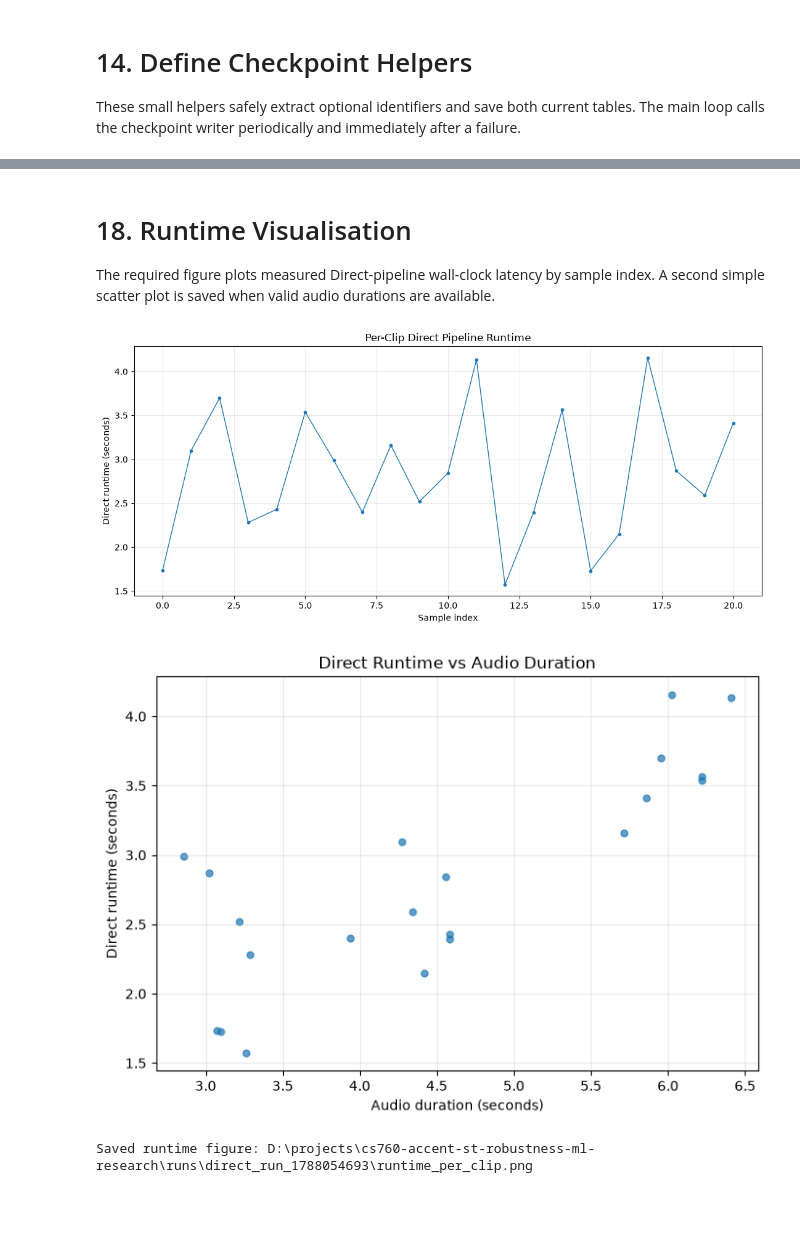
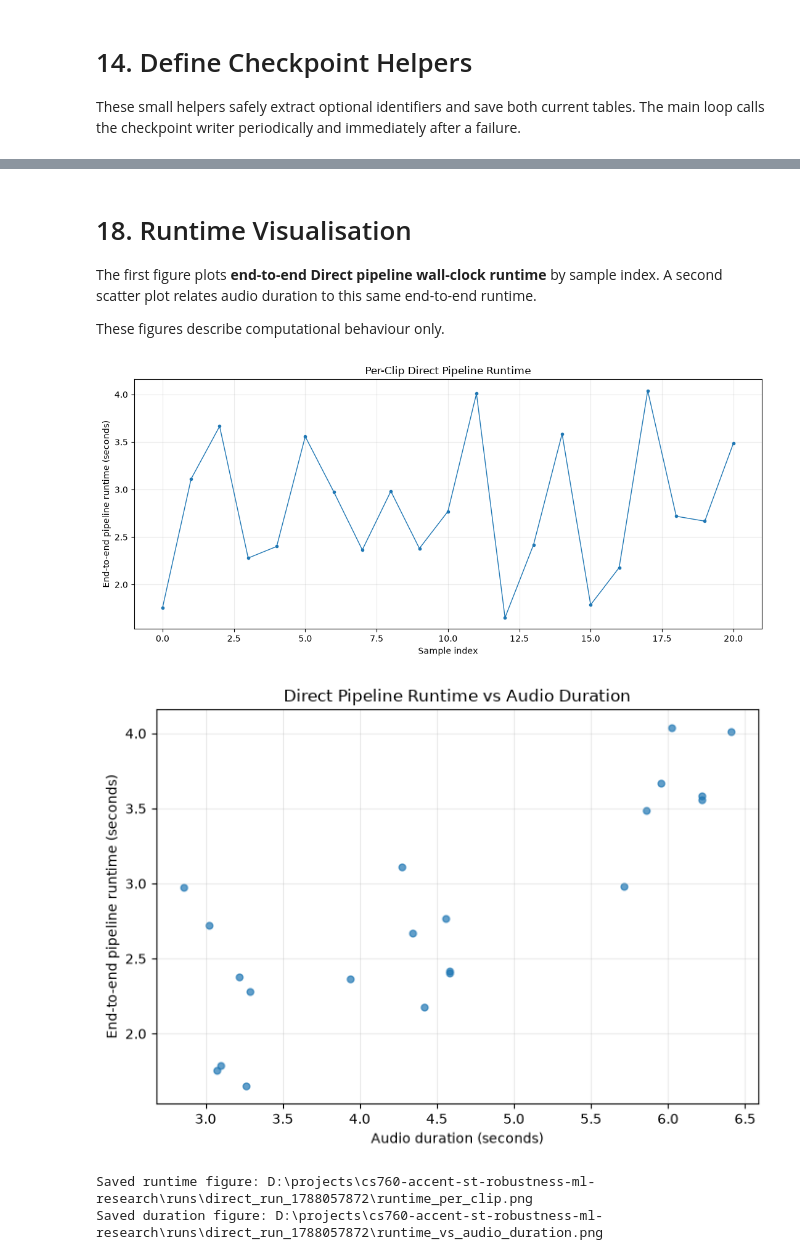
Before and after one commit to Nlhmmh/cs760-accent-st-robustness-ml-research, a Jupyter notebook: notebooks/03_direct_pipeline.ipynb, the cells around one changed output, grey strips where cells are left out. Drawn from its saved outputs; the diff is of its cells as text; code cells hidden in the pictures; blank space fills up the shorter version.

Commit message:
feat: improve 03_direct_pipeline

```diff
--- a/notebooks/03_direct_pipeline.ipynb
+++ b/notebooks/03_direct_pipeline.ipynb
@@ -421,7 +753,13 @@ Create the clean prediction table and the separate diagnostic table. The predict
 RUNTIME_COLUMNS = [
     "sample_index", "sample_id", "client_id", "sentence_id",
     "primary_accent", AUDIO_COLUMN, "audio_duration_sec",
-    "direct_runtime_sec", "direct_realtime_factor",
+    "direct_runtime_sec",                 # end-to-end pipeline wall-clock runtime
+    "direct_generation_runtime_sec",      # model.generate(...) only
+    "direct_prepost_overhead_sec",        # pipeline runtime - generation runtime
+    "direct_realtime_factor",
+    "generated_token_count",
+    "generation_limit_reached",
+    "runtime_scope",
     "direct_status", "direct_error",
 ]
 RUNTIME_COLUMNS = list(dict.fromkeys(RUNTIME_COLUMNS))
@@ -435,10 +773,16 @@ runtime_df = pd.DataFrame(columns=RUNTIME_COLUMNS)
 if RESUME_RUN_DIR is not None and PREDICTIONS_PATH.is_file() and RUNTIME_PATH.is_file():
     saved_predictions = pd.read_csv(PREDICTIONS_PATH)
     saved_runtime = pd.read_csv(RUNTIME_PATH)
+
     if saved_predictions.columns.tolist() != EXPECTED_PREDICTION_COLUMNS:
         raise ValueError("Resume prediction columns do not match the current metadata schema.")
     if len(saved_predictions) != len(metadata_df):
         raise ValueError("Resume prediction row count does not match the current metadata.")
+
+    # Require exact source metadata identity before reusing predictions.
+    if not saved_predictions[original_columns].equals(metadata_df[original_columns]):
+        raise ValueError("Resume predictions do not match the current source metadata exactly.")
+
     predictions_df["direct_translation"] = saved_predictions["direct_translation"]
     runtime_df = saved_runtime.reindex(columns=RUNTIME_COLUMNS)
     print(f"Loaded checkpoint with {len(runtime_df):,} diagnostic rows.")
@@ -610,32 +1054,57 @@ Descriptive runtime by accent (computational only):
 # %% [markdown]
 # 18. Runtime Visualisation
 
-The required figure plots measured Direct-pipeline wall-clock latency by sample index. A second simple scatter plot is saved when valid audio durations are available.
+The first figure plots **end-to-end Direct pipeline wall-clock runtime** by sample index. A second scatter plot relates audio duration to this same end-to-end runtime.
+
+These figures describe computational behaviour only.
 # %%
 plot_df = runtime_df.loc[success_mask].copy()
 plot_df["sample_index"] = pd.to_numeric(plot_df["sample_index"], errors="coerce")
 plot_df["direct_runtime_sec"] = pd.to_numeric(plot_df["direct_runtime_sec"], errors="coerce")
 plot_df["audio_duration_sec"] = pd.to_numeric(plot_df["audio_duration_sec"], errors="coerce")
 
 fig, ax = plt.subplots(figsize=(11, 5))
-ax.plot(plot_df["sample_index"], plot_df["direct_runtime_sec"], marker="o", markersize=3, linewidth=1)
-ax.set(title="Per-Clip Direct Pipeline Runtime", xlabel="Sample index", ylabel="Direct runtime (seconds)")
+ax.plot(
+    plot_df["sample_index"],
+    plot_df["direct_runtime_sec"],
+    marker="o",
+    markersize=3,
+    linewidth=1,
+)
+ax.set(
+    title="Per-Clip Direct Pipeline Runtime",
+    xlabel="Sample index",
+    ylabel="End-to-end pipeline runtime (seconds)",
+)
 ax.grid(alpha=0.25)
 fig.tight_layout()
 fig.savefig(RUNTIME_FIGURE_PATH, dpi=160, bbox_inches="tight")
 plt.show()
 
 duration_plot_df = plot_df.dropna(subset=["audio_duration_sec", "direct_runtime_sec"])
 if len(duration_plot_df):
     fig, ax = plt.subplots(figsize=(7, 5))
-    ax.scatter(duration_plot_df["audio_duration_sec"], duration_plot_df["direct_runtime_sec"], alpha=0.7, s=24)
-    ax.set(title="Direct Runtime vs Audio Duration", xlabel="Audio duration (seconds)", ylabel="Direct runtime (seconds)")
+    ax.scatter(
+        duration_plot_df["audio_duration_sec"],
+        duration_plot_df["direct_runtime_sec"],
+        alpha=0.7,
+        s=24,
+    )
+    ax.set(
+        title="Direct Pipeline Runtime vs Audio Duration",
+        xlabel="Audio duration (seconds)",
+        ylabel="End-to-end pipeline runtime (seconds)",
+    )
     ax.grid(alpha=0.25)
     fig.tight_layout()
     fig.savefig(DURATION_FIGURE_PATH, dpi=160, bbox_inches="tight")
     plt.show()
+
 print(f"Saved runtime figure: {RUNTIME_FIGURE_PATH.resolve()}")
+if DURATION_FIGURE_PATH.exists():
+    print(f"Saved duration figure: {DURATION_FIGURE_PATH.resolve()}")
 # %% [output]
-[figure, old version]
+[figure, new version]
-[figure, old version]
+[figure, new version]
-Saved runtime figure: D:\projects\cs760-accent-st-robustness-ml-research\runs\direct_run_1788054693\runtime_per_clip.png
+Saved runtime figure: D:\projects\cs760-accent-st-robustness-ml-research\runs\direct_run_1788057872\runtime_per_clip.png
+Saved duration figure: D:\projects\cs760-accent-st-robustness-ml-research\runs\direct_run_1788057872\runtime_vs_audio_duration.png
```
Also changed, not shown: parts of 42 cells of this notebook.
